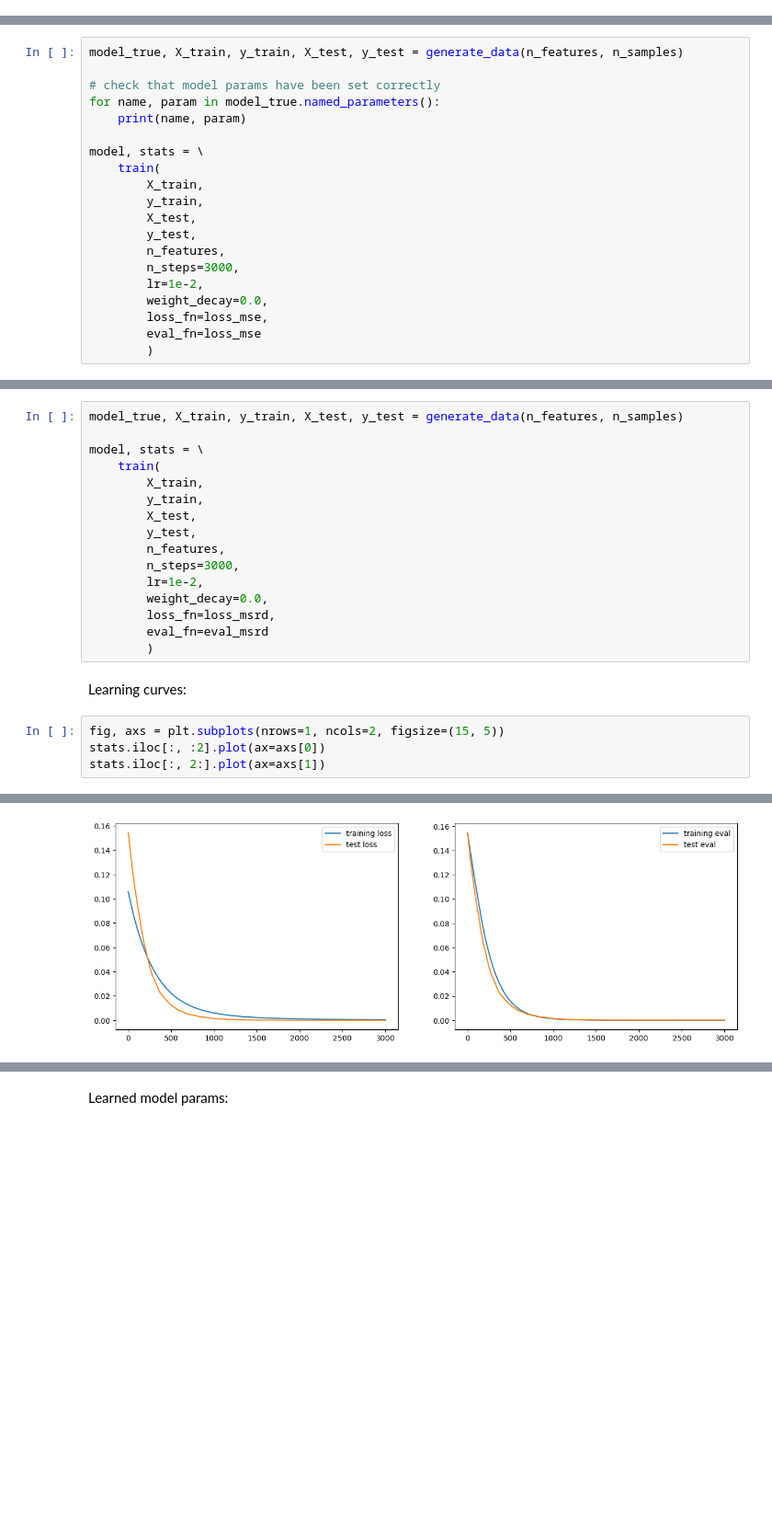
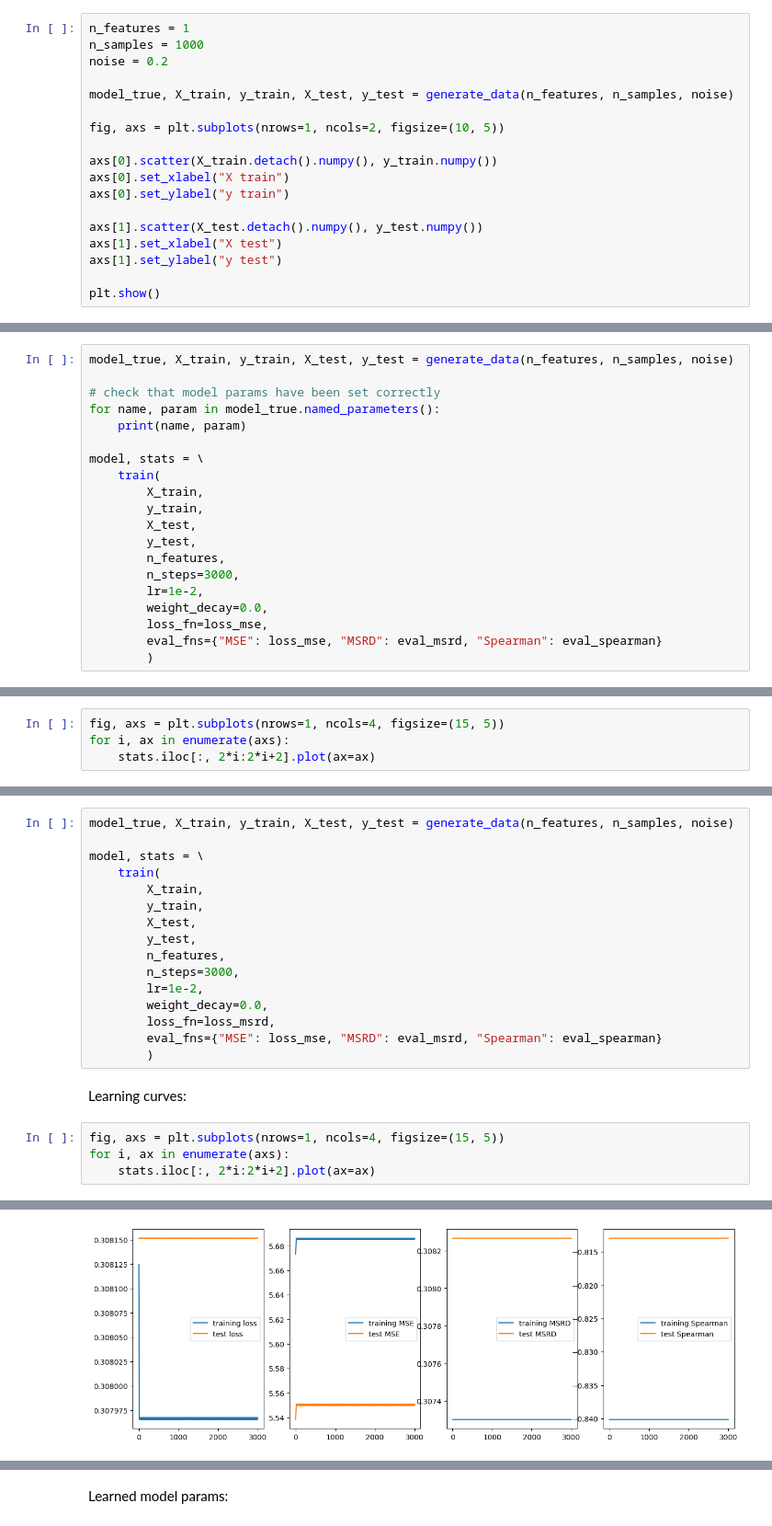
Before and after one commit to vcerchez/challenge-electricity-price, a Jupyter notebook: src/spearman_proxy_lr.ipynb, the cells around one changed output, grey strips where cells are left out. Shown: that part at 92% size. Saved outputs shown, nothing was run; the diff lists cells and outputs as text; blank space fills up the shorter version.

Commit message:
merge: spearman obj, improved plots

```diff
--- a/src/spearman_proxy_lr.ipynb
+++ b/src/spearman_proxy_lr.ipynb
@@ -41,0 +40,18 @@ n_samples = 1000
+# %%
+n_features = 1
+n_samples = 1000
+noise = 0.2
+
+model_true, X_train, y_train, X_test, y_test = generate_data(n_features, n_samples, noise)
+
+fig, axs = plt.subplots(nrows=1, ncols=2, figsize=(10, 5))
+
+axs[0].scatter(X_train.detach().numpy(), y_train.numpy())
+axs[0].set_xlabel("X train")
+axs[0].set_ylabel("y train")
+
+axs[1].scatter(X_test.detach().numpy(), y_test.numpy())
+axs[1].set_xlabel("X test")
+axs[1].set_ylabel("y test")
+
+plt.show()
@@ -156,7 +209,7 @@ def eval_spearman(y: torch.Tensor, y_hat: torch.Tensor) -> torch.Tensor:
 # %% [markdown]
 ## Objective: MSE, eval: MSE
 # %%
-model_true, X_train, y_train, X_test, y_test = generate_data(n_features, n_samples)
+model_true, X_train, y_train, X_test, y_test = generate_data(n_features, n_samples, noise)
 
 # check that model params have been set correctly
 for name, param in model_true.named_parameters():
@@ -173,7 +226,7 @@ model, stats = \
         lr=1e-2,
         weight_decay=0.0,
         loss_fn=loss_mse,
-        eval_fn=loss_mse
+        eval_fns={"MSE": loss_mse, "MSRD": eval_msrd, "Spearman": eval_spearman}
         )
 # %% [output]
 weight Parameter containing:
@@ -189,0 +238,4 @@ stats.iloc[:, :2].plot()
+# %%
+fig, axs = plt.subplots(nrows=1, ncols=4, figsize=(15, 5))
+for i, ax in enumerate(axs):
+    stats.iloc[:, 2*i:2*i+2].plot(ax=ax)
@@ -200,7 +278,7 @@ tensor([3.9953], requires_grad=True)
 # %% [markdown]
 ## Objective: MSRD, eval: exact MSRD
 # %%
-model_true, X_train, y_train, X_test, y_test = generate_data(n_features, n_samples)
+model_true, X_train, y_train, X_test, y_test = generate_data(n_features, n_samples, noise)
 
 model, stats = \
     train(
@@ -213,12 +291,12 @@ model, stats = \
         lr=1e-2,
         weight_decay=0.0,
         loss_fn=loss_msrd,
-        eval_fn=eval_msrd
+        eval_fns={"MSE": loss_mse, "MSRD": eval_msrd, "Spearman": eval_spearman}
         )
 # %% [markdown]
 Learning curves:
 # %%
-fig, axs = plt.subplots(nrows=1, ncols=2, figsize=(15, 5))
-stats.iloc[:, :2].plot(ax=axs[0])
-stats.iloc[:, 2:].plot(ax=axs[1])
+fig, axs = plt.subplots(nrows=1, ncols=4, figsize=(15, 5))
+for i, ax in enumerate(axs):
+    stats.iloc[:, 2*i:2*i+2].plot(ax=ax)
 # %% [output]
@@ -226 +303 @@ stats.iloc[:, 2:].plot(ax=axs[1])
-[figure, old version]
+[figure, new version]
```
Also changed, not shown: parts of 26 cells of this notebook.
